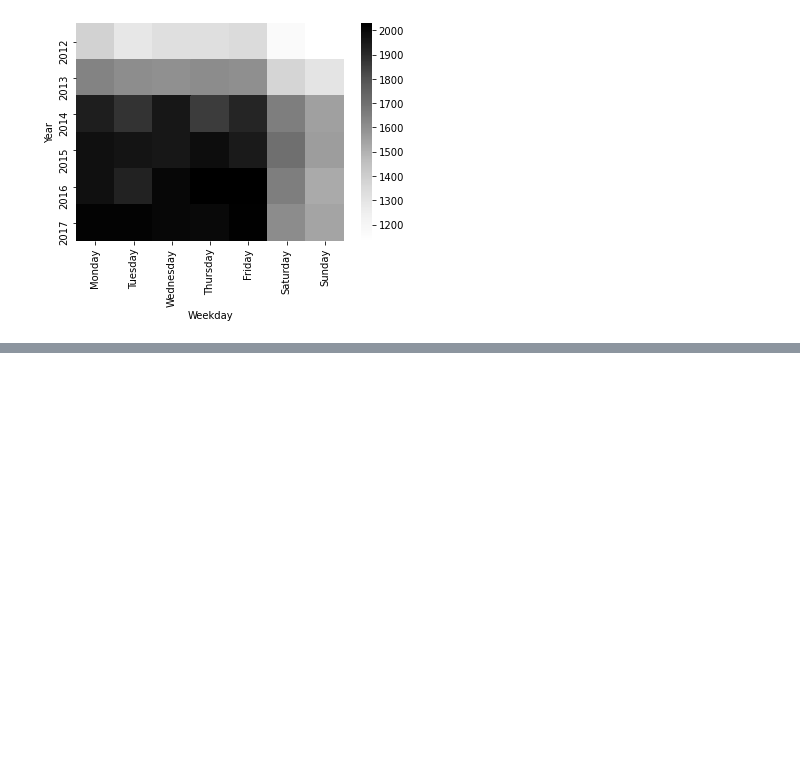
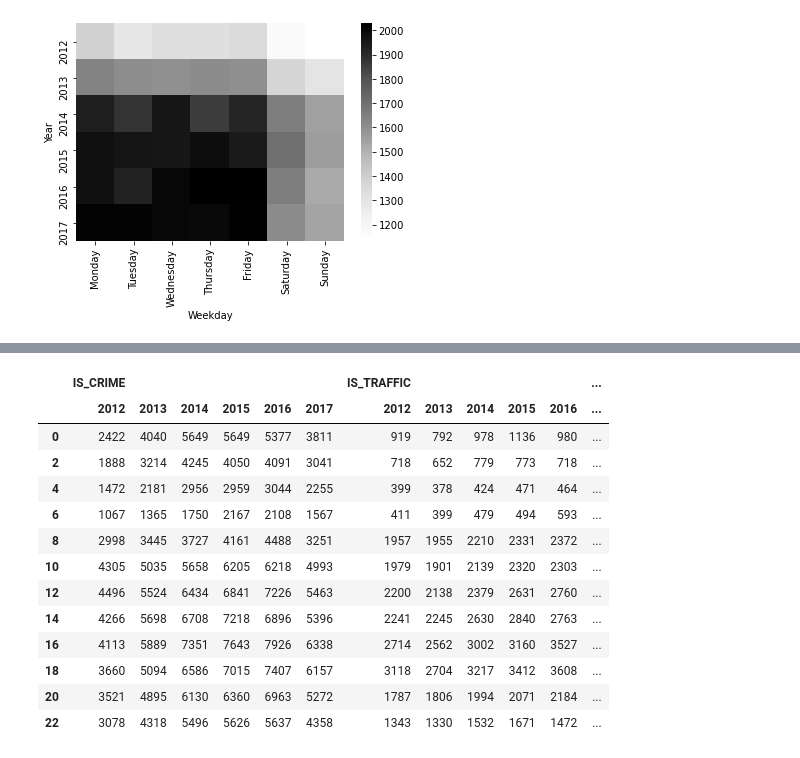
Before and after one commit to okmokm422/TIL, a Jupyter notebook: 1. Python/3. Pandas-cookbook/Chapter10.ipynb, the cells around one changed output, grey strips where cells are left out. Cells and saved outputs as stored; diff of their text form; code cells hidden in the pictures; blank space fills up the shorter version.

```diff
--- a/1. Python/3. Pandas-cookbook/Chapter10.ipynb
+++ b/1. Python/3. Pandas-cookbook/Chapter10.ipynb
@@ -950,0 +953,3 @@ sns.heatmap(crime_table2, cmap="Greys")
+# %%
+# 1)
+crime_sort = pd.read_hdf("Pandas-Cookbook-master/data/crime.h5", "crime").set_index("REPORTED_DATE").sort_index()
@@ -950,0 +987,5 @@ sns.heatmap(crime_table2, cmap="Greys")
+# %%
+# 5) 時間帯と年の両方でグループ分け
+funcs = [lambda x: x.round("2h").hour, lambda x: x.year]
+cr_group = crime_sort.groupby(funcs)["IS_CRIME", "IS_TRAFFIC"].sum()
+cr_group.head(10)
@@ -950,0 +1004,18 @@ sns.heatmap(crime_table2, cmap="Greys")
+# %%
+cr_final = cr_group.unstack()
+cr_final.style.highlight_max(color="lightgrey")
+# %% [output]
+|  | IS_CRIME |  |  |  |  |  | IS_TRAFFIC |  |  |  |  | ... |
+|  | 2012 | 2013 | 2014 | 2015 | 2016 | 2017 | 2012 | 2013 | 2014 | 2015 | 2016 | ... |
+| 0 | 2422 | 4040 | 5649 | 5649 | 5377 | 3811 | 919 | 792 | 978 | 1136 | 980 | ... |
+| 2 | 1888 | 3214 | 4245 | 4050 | 4091 | 3041 | 718 | 652 | 779 | 773 | 718 | ... |
+| 4 | 1472 | 2181 | 2956 | 2959 | 3044 | 2255 | 399 | 378 | 424 | 471 | 464 | ... |
+| 6 | 1067 | 1365 | 1750 | 2167 | 2108 | 1567 | 411 | 399 | 479 | 494 | 593 | ... |
+| 8 | 2998 | 3445 | 3727 | 4161 | 4488 | 3251 | 1957 | 1955 | 2210 | 2331 | 2372 | ... |
+| 10 | 4305 | 5035 | 5658 | 6205 | 6218 | 4993 | 1979 | 1901 | 2139 | 2320 | 2303 | ... |
+| 12 | 4496 | 5524 | 6434 | 6841 | 7226 | 5463 | 2200 | 2138 | 2379 | 2631 | 2760 | ... |
+| 14 | 4266 | 5698 | 6708 | 7218 | 6896 | 5396 | 2241 | 2245 | 2630 | 2840 | 2763 | ... |
+| 16 | 4113 | 5889 | 7351 | 7643 | 7926 | 6338 | 2714 | 2562 | 3002 | 3160 | 3527 | ... |
+| 18 | 3660 | 5094 | 6586 | 7015 | 7407 | 6157 | 3118 | 2704 | 3217 | 3412 | 3608 | ... |
+| 20 | 3521 | 4895 | 6130 | 6360 | 6963 | 5272 | 1787 | 1806 | 1994 | 2071 | 2184 | ... |
+| 22 | 3078 | 4318 | 5496 | 5626 | 5637 | 4358 | 1343 | 1330 | 1532 | 1671 | 1472 | ... |
```
Also changed, not shown: parts of 31 cells of this notebook.
